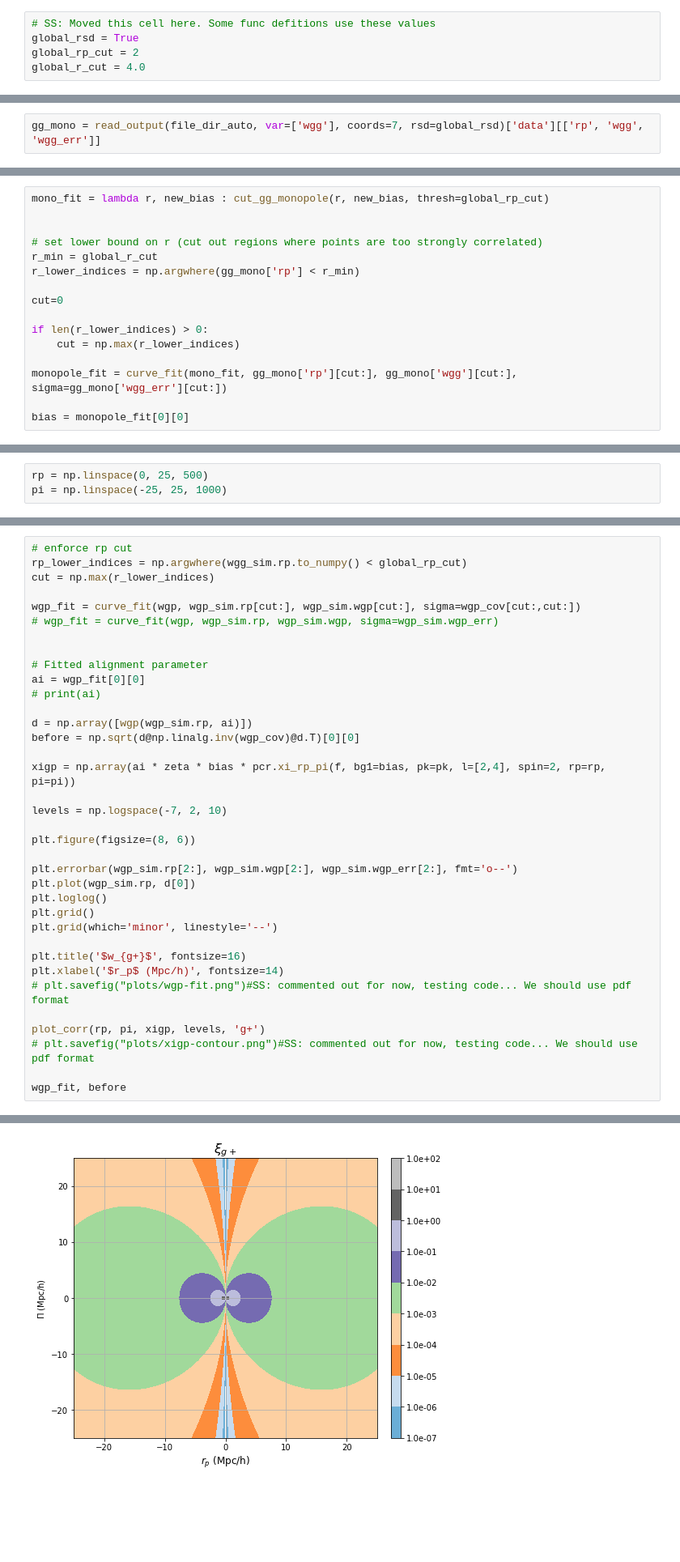
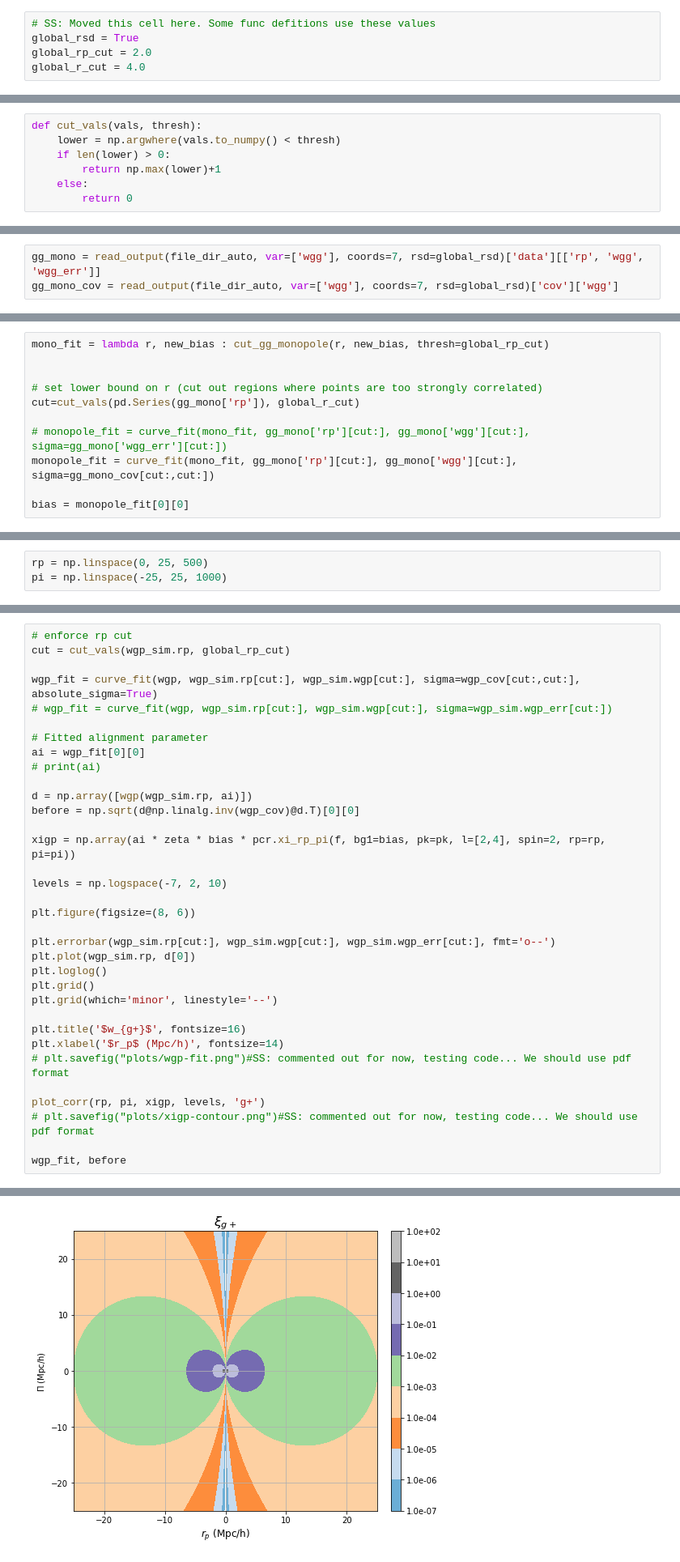
Before and after one commit to amshak01/ia-project, a Jupyter notebook: ali-ia-notebook-final.ipynb, the cells around one changed output, grey strips where cells are left out. Shown: that part at 81% size. Saved outputs shown, nothing was run; the diff lists cells and outputs as text; blank space fills up the shorter version.

```diff
--- a/ali-ia-notebook-final.ipynb
+++ b/ali-ia-notebook-final.ipynb
@@ -409,7 +413,7 @@ pcr = Projected_Corr_RSD(rp=rp, pi=pi, pi_max=100, l=[0,2,4,6], k=kh,spins=[0,2]
 # %%
 # SS: Moved this cell here. Some func defitions use these values
 global_rsd = True
-global_rp_cut = 2
+global_rp_cut = 2.0
 global_r_cut = 4.0
 # %%
 def plot_corr(rp, pi, xi, cont_levels, func):
@@ -476,6 +480,13 @@ def wgg(rp_interp, bg):
     wgg_interp = interp1d(rp, wgg_pts)
 
     return wgg_interp(rp_interp)
+# %%
+def cut_vals(vals, thresh):
+    lower = np.argwhere(vals.to_numpy() < thresh)
+    if len(lower) > 0:
+        return np.max(lower)+1
+    else:
+        return 0
 # %% [markdown]
 #### plots $w_{gg}$ and $\xi_{gg}$
 # %%
@@ -519,6 +521,7 @@ plot_corr(rp, pi, xigg, levels, 'gg')
 # Refitting for $b_g$ with $\xi_{gg}^{0}(r)$
 # %%
 gg_mono = read_output(file_dir_auto, var=['wgg'], coords=7, rsd=global_rsd)['data'][['rp', 'wgg', 'wgg_err']]
+gg_mono_cov = read_output(file_dir_auto, var=['wgg'], coords=7, rsd=global_rsd)['cov']['wgg']
 # %%
 def cut_gg_monopole(r, new_bias, thresh=global_rp_cut):
     mu = np.linspace(-1, 1, 200)
@@ -545,15 +548,10 @@ mono_fit = lambda r, new_bias : cut_gg_monopole(r, new_bias, thresh=global_rp_cu
 
 
 # set lower bound on r (cut out regions where points are too strongly correlated)
-r_min = global_r_cut
-r_lower_indices = np.argwhere(gg_mono['rp'] < r_min)
+cut=cut_vals(pd.Series(gg_mono['rp']), global_r_cut)
 
-cut=0
-
-if len(r_lower_indices) > 0:
-    cut = np.max(r_lower_indices)
-
-monopole_fit = curve_fit(mono_fit, gg_mono['rp'][cut:], gg_mono['wgg'][cut:], sigma=gg_mono['wgg_err'][cut:])
+# monopole_fit = curve_fit(mono_fit, gg_mono['rp'][cut:], gg_mono['wgg'][cut:], sigma=gg_mono['wgg_err'][cut:])
+monopole_fit = curve_fit(mono_fit, gg_mono['rp'][cut:], gg_mono['wgg'][cut:], sigma=gg_mono_cov[cut:,cut:])
 
 bias = monopole_fit[0][0]
 # %% [markdown]
@@ -593,12 +591,10 @@ def wgp(rp_interp, ai):
     return wgp_interp(rp_interp)
 # %%
 # enforce rp cut
-rp_lower_indices = np.argwhere(wgg_sim.rp.to_numpy() < global_rp_cut)
-cut = np.max(r_lower_indices)
+cut = cut_vals(wgp_sim.rp, global_rp_cut)
 
-wgp_fit = curve_fit(wgp, wgp_sim.rp[cut:], wgp_sim.wgp[cut:], sigma=wgp_cov[cut:,cut:])
-# wgp_fit = curve_fit(wgp, wgp_sim.rp, wgp_sim.wgp, sigma=wgp_sim.wgp_err)
-
+wgp_fit = curve_fit(wgp, wgp_sim.rp[cut:], wgp_sim.wgp[cut:], sigma=wgp_cov[cut:,cut:], absolute_sigma=True)
+# wgp_fit = curve_fit(wgp, wgp_sim.rp[cut:], wgp_sim.wgp[cut:], sigma=wgp_sim.wgp_err[cut:])
 
 # Fitted alignment parameter
 ai = wgp_fit[0][0]
@@ -613,7 +609,7 @@ levels = np.logspace(-7, 2, 10)
 
 plt.figure(figsize=(8, 6))
 
-plt.errorbar(wgp_sim.rp[2:], wgp_sim.wgp[2:], wgp_sim.wgp_err[2:], fmt='o--')
+plt.errorbar(wgp_sim.rp[cut:], wgp_sim.wgp[cut:], wgp_sim.wgp_err[cut:], fmt='o--')
 plt.plot(wgp_sim.rp, d[0])
 plt.loglog()
 plt.grid()
@@ -633,4 +629,4 @@ wgp_fit, before
-[figure, old version]
+[figure, new version]
 # %%
 def chi_sq(theory_y, data_y):
     chi_square = np.sum(((theory_y - data_y)**2)/(theory_y))
```
Also changed, not shown: parts of 13 cells of this notebook.
